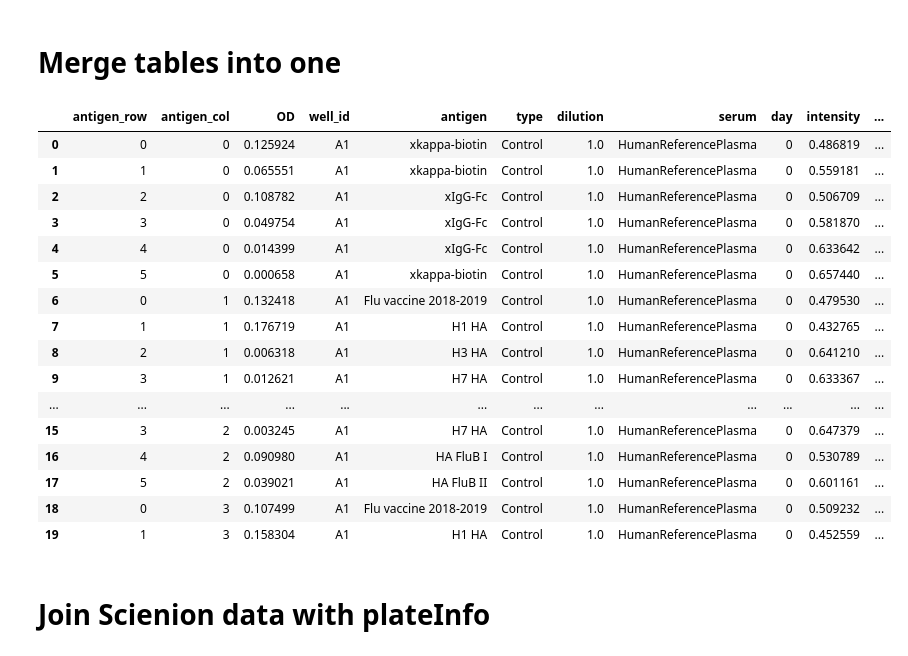
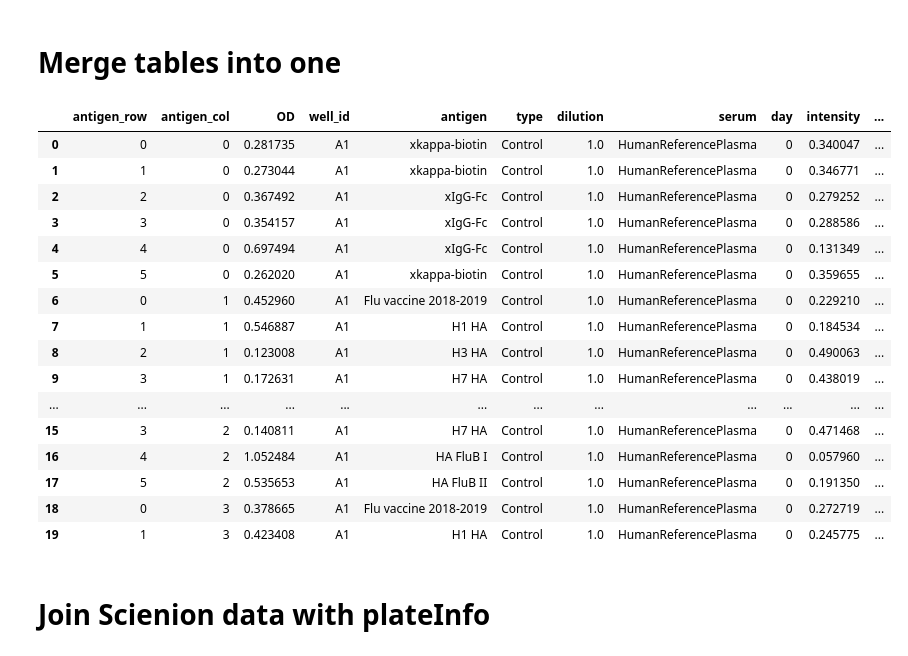
Before and after one commit to mehta-lab/multiSero, a Jupyter notebook: notebooks_interpretation/20200330_March25_flutasteplate_1/FluPlateInterpretationV4_smg.ipynb, the cells around one changed output. Saved outputs shown, nothing was run; the diff lists cells and outputs as text; code cells hidden in the pictures.

```diff
--- a/notebooks_interpretation/20200330_March25_flutasteplate_1/FluPlateInterpretationV4_smg.ipynb
+++ b/notebooks_interpretation/20200330_March25_flutasteplate_1/FluPlateInterpretationV4_smg.ipynb
@@ -33,10 +33,10 @@ For ease of reading and manipulating data, all data is converted in $n$-dimensio
 # %%
 data_folder=r'/Volumes/GoogleDrive/My Drive/ELISAarrayReader/images_scienion/2020-03-30-15-08-05-COVD_March25_fluplatetest_AdamsPlate'
 plateinfo_path=os.path.join(data_folder,'PlateInfoFLuplate.csv')
-antigenOD_path=os.path.join(data_folder,'robin_ODs.xlsx')
+antigenOD_path=os.path.join(data_folder,'python_median_ODs.xlsx')
 intensityBG_path=os.path.join(data_folder,'scienion_fluanalysis4.xlsx')
-canary_int_path=os.path.join(data_folder,'robin_intensities.xlsx')
-canary_bg_path=os.path.join(data_folder,'robin_backgrounds.xlsx')
+python_int_path=os.path.join(data_folder,'python_median_intensities.xlsx')
+python_bg_path=os.path.join(data_folder,'python_median_backgrounds.xlsx')
 antigens_path=os.path.join(data_folder,'robin_antigens.xlsx')
 # %%
 plate_info_df=pd.read_csv(plateinfo_path)
@@ -225,10 +225,10 @@ df_scn[df_scn['well_id']=='A1']
 # %%
 # Read all intensity wells into dictionary and into a 4D numpy array.
-canary_int_df = pd.DataFrame()
+python_int_df = pd.DataFrame()
 for well_id in plate_info_df['well_id']:
-    OD_1_well_df = xlsx2D_to_df1D(xlsx_path=canary_int_path, sheet=well_id, data_col='intensity')
+    OD_1_well_df = xlsx2D_to_df1D(xlsx_path=python_int_path, sheet=well_id, data_col='intensity')
     OD_1_well_df['well_id'] = well_id
-    canary_int_df = canary_int_df.append(OD_1_well_df, ignore_index=True)
-canary_int_df
+    python_int_df = python_int_df.append(OD_1_well_df, ignore_index=True)
+python_int_df
 # %% [output]
 |  | antigen_row | antigen_col | intensity | well_id |
@@ -246,11 +246,11 @@ canary_int_df
 3456 rows × 4 columns
 # %%
 # Read all background wells into dictionary and into a 4D numpy array.
-canary_bg_df = pd.DataFrame()
+python_bg_df = pd.DataFrame()
 for well_id in plate_info_df['well_id']:
-    OD_1_well_df = xlsx2D_to_df1D(xlsx_path=canary_bg_path, sheet=well_id, data_col='background')
+    OD_1_well_df = xlsx2D_to_df1D(xlsx_path=python_bg_path, sheet=well_id, data_col='background')
     OD_1_well_df['well_id'] = well_id
-    canary_bg_df = canary_bg_df.append(OD_1_well_df, ignore_index=True)
-canary_bg_df
+    python_bg_df = python_bg_df.append(OD_1_well_df, ignore_index=True)
+python_bg_df
 # %% [output]
 |  | antigen_row | antigen_col | background | well_id |
@@ -269,34 +269,34 @@ canary_bg_df
 # %% [markdown]
 # Merge tables into one
 # %%
-canary_df = pd.merge(OD_df,
-                 canary_int_df,
+python_df = pd.merge(OD_df,
+                 python_int_df,
                  how='left', on=['antigen_row', 'antigen_col', 'well_id'])
-canary_df = pd.merge(canary_df,
-                 canary_bg_df,
+python_df = pd.merge(python_df,
+                 python_bg_df,
                  how='left', on=['antigen_row', 'antigen_col', 'well_id'])
 
-canary_df['pipeline'] = 'python'
+python_df['pipeline'] = 'python'
 # %%
-canary_df[:20]
+python_df[:20]
 # %% [output]
 |  | antigen_row | antigen_col | OD | well_id | antigen | type | dilution | serum | day | intensity | ... |
-| 0 | 0 | 0 | 0.125924 | A1 | xkappa-biotin | Control | 1.0 | HumanReferencePlasma | 0 | 0.486819 | ... |
-| 1 | 1 | 0 | 0.065551 | A1 | xkappa-biotin | Control | 1.0 | HumanReferencePlasma | 0 | 0.559181 | ... |
-| 2 | 2 | 0 | 0.108782 | A1 | xIgG-Fc | Control | 1.0 | HumanReferencePlasma | 0 | 0.506709 | ... |
-| 3 | 3 | 0 | 0.049754 | A1 | xIgG-Fc | Control | 1.0 | HumanReferencePlasma | 0 | 0.581870 | ... |
-| 4 | 4 | 0 | 0.014399 | A1 | xIgG-Fc | Control | 1.0 | HumanReferencePlasma | 0 | 0.633642 | ... |
-| 5 | 5 | 0 | 0.000658 | A1 | xkappa-biotin | Control | 1.0 | HumanReferencePlasma | 0 | 0.657440 | ... |
-| 6 | 0 | 1 | 0.132418 | A1 | Flu vaccine 2018-2019 | Control | 1.0 | HumanReferencePlasma | 0 | 0.479530 | ... |
-| 7 | 1 | 1 | 0.176719 | A1 | H1 HA | Control | 1.0 | HumanReferencePlasma | 0 | 0.432765 | ... |
-| 8 | 2 | 1 | 0.006318 | A1 | H3 HA | Control | 1.0 | HumanReferencePlasma | 0 | 0.641210 | ... |
-| 9 | 3 | 1 | 0.012621 | A1 | H7 HA | Control | 1.0 | HumanReferencePlasma | 0 | 0.633367 | ... |
+| 0 | 0 | 0 | 0.281735 | A1 | xkappa-biotin | Control | 1.0 | HumanReferencePlasma | 0 | 0.340047 | ... |
+| 1 | 1 | 0 | 0.273044 | A1 | xkappa-biotin | Control | 1.0 | HumanReferencePlasma | 0 | 0.346771 | ... |
+| 2 | 2 | 0 | 0.367492 | A1 | xIgG-Fc | Control | 1.0 | HumanReferencePlasma | 0 | 0.279252 | ... |
+| 3 | 3 | 0 | 0.354157 | A1 | xIgG-Fc | Control | 1.0 | HumanReferencePlasma | 0 | 0.288586 | ... |
+| 4 | 4 | 0 | 0.697494 | A1 | xIgG-Fc | Control | 1.0 | HumanReferencePlasma | 0 | 0.131349 | ... |
+| 5 | 5 | 0 | 0.262020 | A1 | xkappa-biotin | Control | 1.0 | HumanReferencePlasma | 0 | 0.359655 | ... |
+| 6 | 0 | 1 | 0.452960 | A1 | Flu vaccine 2018-2019 | Control | 1.0 | HumanReferencePlasma | 0 | 0.229210 | ... |
+| 7 | 1 | 1 | 0.546887 | A1 | H1 HA | Control | 1.0 | HumanReferencePlasma | 0 | 0.184534 | ... |
+| 8 | 2 | 1 | 0.123008 | A1 | H3 HA | Control | 1.0 | HumanReferencePlasma | 0 | 0.490063 | ... |
+| 9 | 3 | 1 | 0.172631 | A1 | H7 HA | Control | 1.0 | HumanReferencePlasma | 0 | 0.438019 | ... |
 | ... | ... | ... | ... | ... | ... | ... | ... | ... | ... | ... | ... |
-| 15 | 3 | 2 | 0.003245 | A1 | H7 HA | Control | 1.0 | HumanReferencePlasma | 0 | 0.647379 | ... |
-| 16 | 4 | 2 | 0.090980 | A1 | HA FluB I | Control | 1.0 | HumanReferencePlasma | 0 | 0.530789 | ... |
-| 17 | 5 | 2 | 0.039021 | A1 | HA FluB II | Control | 1.0 | HumanReferencePlasma | 0 | 0.601161 | ... |
-| 18 | 0 | 3 | 0.107499 | A1 | Flu vaccine 2018-2019 | Control | 1.0 | HumanReferencePlasma | 0 | 0.509232 | ... |
-| 19 | 1 | 3 | 0.158304 | A1 | H1 HA | Control | 1.0 | HumanReferencePlasma | 0 | 0.452559 | ... |
+| 15 | 3 | 2 | 0.140811 | A1 | H7 HA | Control | 1.0 | HumanReferencePlasma | 0 | 0.471468 | ... |
+| 16 | 4 | 2 | 1.052484 | A1 | HA FluB I | Control | 1.0 | HumanReferencePlasma | 0 | 0.057960 | ... |
+| 17 | 5 | 2 | 0.535653 | A1 | HA FluB II | Control | 1.0 | HumanReferencePlasma | 0 | 0.191350 | ... |
+| 18 | 0 | 3 | 0.378665 | A1 | Flu vaccine 2018-2019 | Control | 1.0 | HumanReferencePlasma | 0 | 0.272719 | ... |
+| 19 | 1 | 3 | 0.423408 | A1 | H1 HA | Control | 1.0 | HumanReferencePlasma | 0 | 0.245775 | ... |
 # %% [markdown]
 # Join Scienion data with plateInfo
 # %%
```
Also changed, not shown: parts of 19 cells of this notebook, 13 other files.
